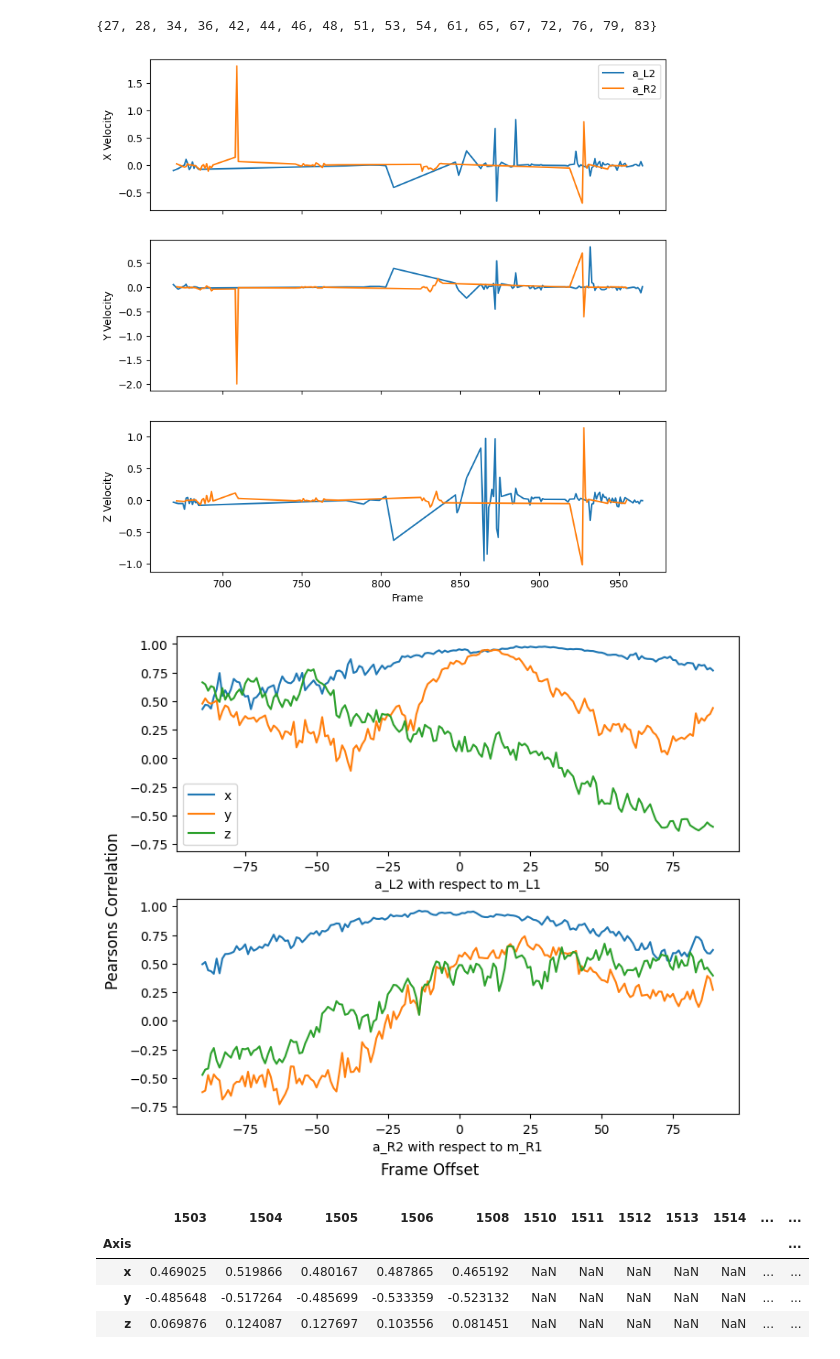
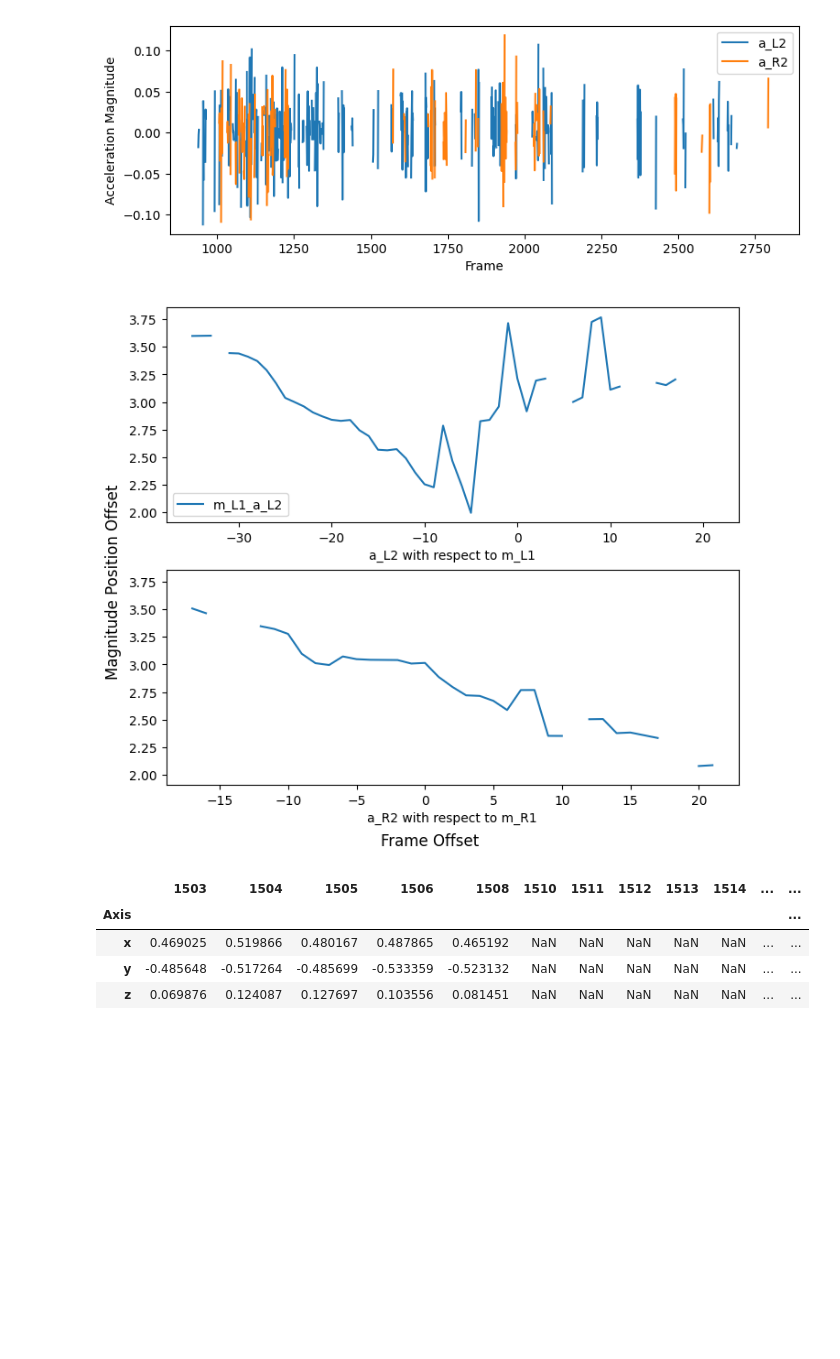
Before and after one commit to prolley-parnell/3d_ant_analysis, a Jupyter notebook: test_box.ipynb, the cells around one changed output. Drawn from its saved outputs; the diff is of its cells as text; code cells hidden in the pictures; blank space fills up the shorter version.

Commit message:
Write code for anti-correlation and fourier analysis

```diff
--- a/test_box.ipynb
+++ b/test_box.ipynb
@@ -4,3 +1,29 @@ t = InstanceLoader(data_folder="/Users/persie/PhD_Code/3d_ant_data_rle/", sessio
+# %%
+from pathlib import Path
+data_folder = Path("/Users/persie/PhD_Code/3d_ant_data_rle/")
+session_list = [6,10,11,13,17,19,20,21,22,23,28,29,30]
+obj_ref_frame = [500,180,380,849,459, 59, 842, 24, 93, 176, 2626, 595, 241 ]
+prefix = "240905-1616"
+skeleton_toml_path = "skeleton.toml"
+# %%
+experiment =6
+session = session_list[experiment]
+obj_ref = obj_ref_frame[experiment]
+# %%
+from scripts.tools.ground_truth_toml_reader import GroundTruth
+from src.loader import InstanceLoader
+
+gt = GroundTruth(data_folder, prefix, session)
+track_list = gt["tracks"]
+
+
+# Load the experiment
+t = InstanceLoader(data_folder=data_folder,
+                   session_number=session,
+                   skeleton_toml_path=skeleton_toml_path,
+                   obj_ref_frame=obj_ref,
+                   prefix=prefix,
+                   track_number=track_list)
 # %%
 from scripts.tools.estimate_ground_plane import GroundPlaneEstimation
 g = GroundPlaneEstimation(t.animal_list, node_list=['leg_m_L2', 'leg_m_R2', 'leg_f_L2', 'leg_f_R2'])
@@ -9,16 +31,6 @@ ground_box = g.get_ground_collision()
 g.visualise_bounding_box()
 # %%
 t.animal_list.pre_load_ray()
-# %%
-list_of_names = []
-for frame in range(884, 3197):
-    animals_in_frame = t.animal_list.where_frame_exist(frame)
-    for animal in animals_in_frame:
-        name = animal.name
-        list_of_names.append(int(name))
-set(sorted(list_of_names))
-# %% [output]
-{27, 28, 34, 36, 42, 44, 46, 48, 51, 53, 54, 61, 65, 67, 72, 76, 79, 83}
 # %%
 from src.collision import CollisionDetector
 from src.animal import AnimalList
@@ -30,17 +44,17 @@ V = MultiViewer(t.animal_list, t.obj_list, 100, fps=20, hold_window=20, auto_pla
 # %%
 from scripts.tools.x_y_z_plot import KPPositionXYZ, KPVelocityXYZ, KPAccelerationXYZ, KPDisplaceMag, KPVelocityMag, \
     KPAccelerationMag, KPDisplaceXYZ
 
 # KP = KPPosition(t.animal_list.animals[15], node=['a_L0', 'a_R0', 'neck'])
-KP = KPVelocityXYZ(t.animal_list.animal('13'), node=['a_L2', 'a_R2'], filter_for_outlier=False)
+KP = KPAccelerationMag(t.animal_list.animal('28'), node=['a_L2', 'a_R2'], filter_for_outlier=True)
 # %% [output]
-[figure, old version]
+[figure, new version]
 # %%
-from scripts.tools.time_correlation import CorrelationPlot
+from scripts.tools.time_correlation import CorrelationPlot, OffsetPlot
 
-plo = CorrelationPlot(t.animal_list.animal('1'), [('m_L1', 'a_L2'), ('m_R1', 'a_R2')], (-90,90))
+plo = OffsetPlot(t.animal_list.animal('17'), [('m_L1', 'a_L2'), ('m_R1', 'a_R2')], (-90,90))
 # %% [output]
-[figure, old version]
+[figure, new version]
 # %%
 from scripts.tools.animal_dataframe import AnimalDataFrame
 adf = AnimalDataFrame(t.animal_list.animal('track27'))
```
Also changed, not shown: parts of 4 cells of this notebook, 8 other files.
